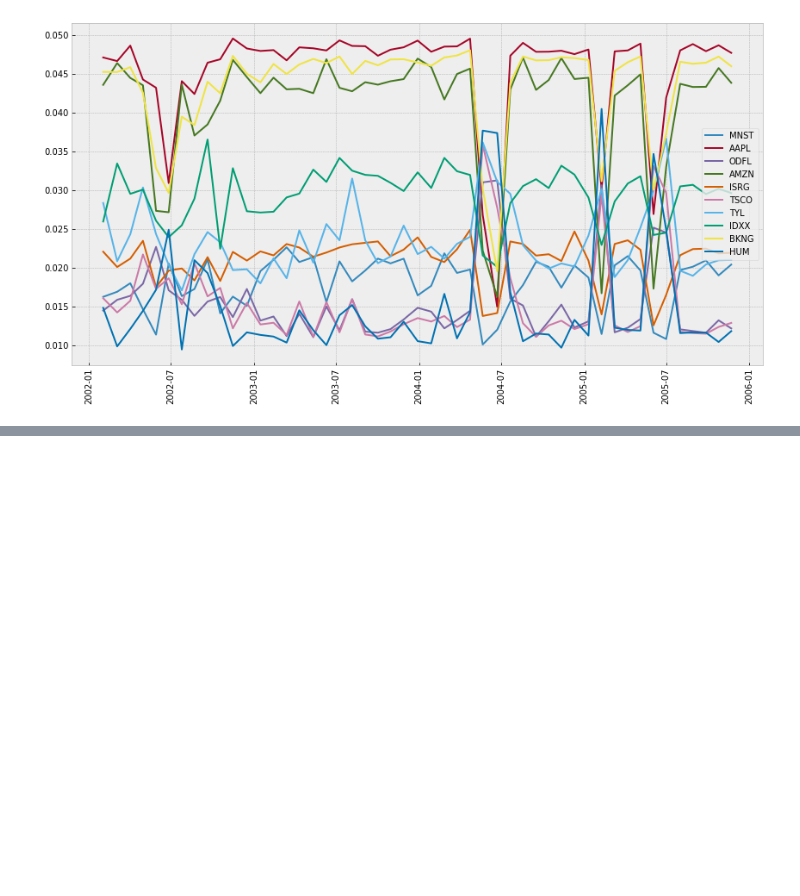
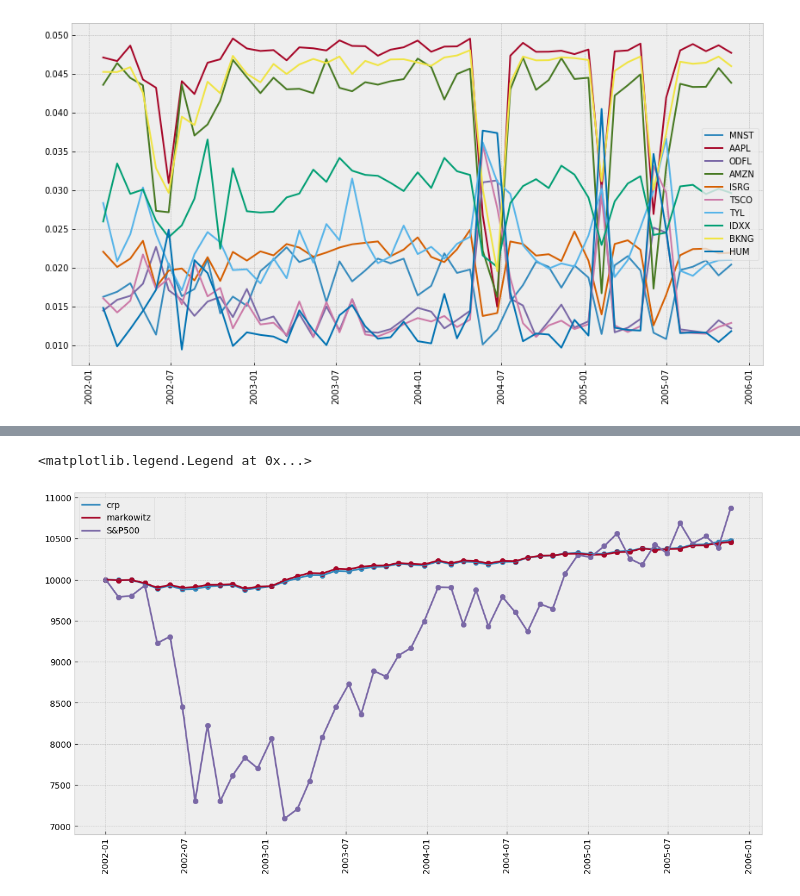
Before and after one commit to ChoiInYeol/Finance-Data-Analysis-Project, a Jupyter notebook: 4. Cross-Validation.ipynb, the cells around one changed output, grey strips where cells are left out. Drawn from its saved outputs; the diff is of its cells as text; code cells hidden in the pictures; blank space fills up the shorter version.

```diff
--- a/4. Cross-Validation.ipynb
+++ b/4. Cross-Validation.ipynb
@@ -55,7 +33,23 @@ from keras.callbacks import EarlyStopping
 from keras.regularizers import l2
 from tensorflow.python.keras.models import load_model
 # %%
-colab_path = "/content/drive/MyDrive/Colab Notebooks/"
+def get_environment():
+    try:
+        # Check if the environment is Google Colab
+        import google.colab
+        return "colab"
+    except ImportError:
+        # Environment is not Google Colab, assume it is local
+        return "local"
+
+environment = get_environment()
+
+if environment == "colab":
+    colab_path = "/content/drive/MyDrive/Colab Notebooks/"
+elif environment == "local":
+    colab_path = ""
+
+
 df = pd.read_csv(colab_path + "top50-Stock_LogReturn.csv", index_col="Date")
 train, test = df[1053:], df[:1053]
 
@@ -282,0 +483,12 @@ plt.legend(w_ratio.columns[:10])
+# %%
+plt.figure(figsize=(12, 6))
+plt.plot(perf_df)
+plt.tight_layout()
+plt.scatter(perf_df.index, perf_df['crp'])
+plt.scatter(perf_df.index, perf_df['markowitz'])
+plt.scatter(perf_df.index, perf_df['S&P500'])
+plt.xticks(rotation=90)
+plt.legend(perf_df)
+# %% [output]
+<matplotlib.legend.Legend at 0x...>
+[figure, added]
```
Also changed, not shown: parts of 18 cells of this notebook.
